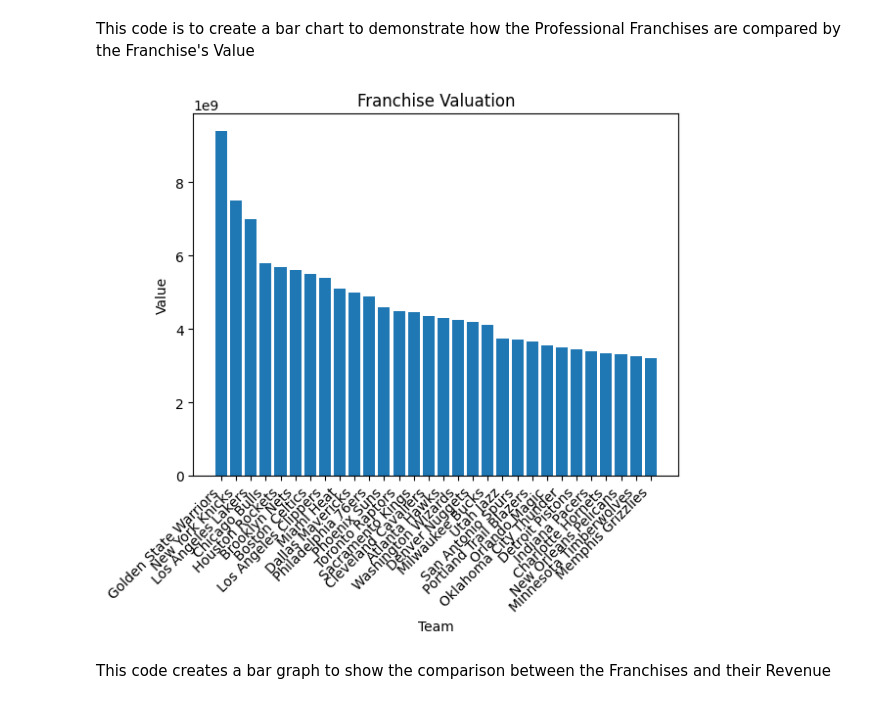
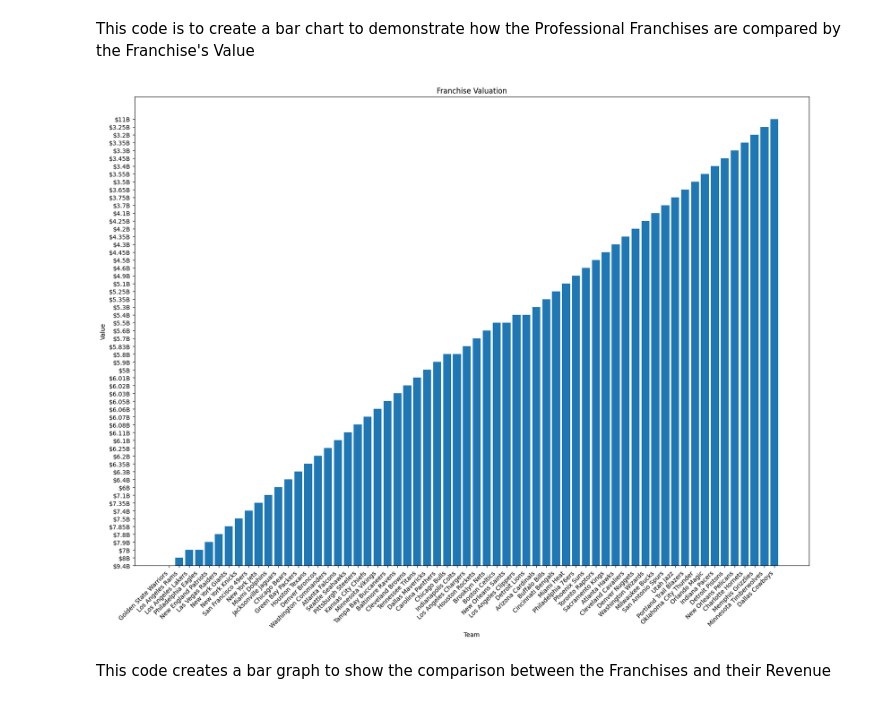
Before and after one commit to madisonkyguy/Kenscapstone, a Jupyter notebook: Capstone Code.ipynb, the cells around one changed output. Cells and saved outputs as stored; diff of their text form; code cells hidden in the pictures.

```diff
--- a/Capstone Code.ipynb
+++ b/Capstone Code.ipynb
@@ -71,7 +90,18 @@ print(df1)
 # %% [markdown]
 The code below allowed me to display my combined dataframe in to more coherent manner for reading
 # %%
+import pandas as pd
+
+df = pd.read_csv('CNBC NBA Franchise Valuation.csv')
+
+df1 = df1 = pd.read_csv('CNBC NFL Franchise Values.csv')
+
+df.drop(columns=['EBITDA', 'Debt as % of Value', 'Owner(s)', 'Rank'], inplace=True)
+
+df1.drop(columns=['EBITDA', 'Debt as % of value', 'Owner(s)', 'Rank'], inplace=True)
+
 Franchisevalues = pd.concat([df, df1],  ignore_index=True)
+Franchisevalues = Franchisevalues.sort_values(by='Value', ascending=False)
 pd.set_option('display.max_rows', None)
 pd.set_option('display.max_columns', None)
 pd.set_option('display.width', None)
@@ -166,18 +183,18 @@ Requirement already satisfied: six>=1.5 in c:\users\kcoll\appdata\local\programs
 # %% [markdown]
 This code is to create a bar chart to demonstrate how the Professional Franchises are compared by the Franchise's Value
 # %%
-import matplotlib.pyplot as plt
-
-Value = df['Value']
-Team = df['Team']
+df3 = Franchisevalues
+Value = df3['Value']
+Team = df3['Team']
+plt.figure(figsize=(20, 14))
 plt.bar(Team, Value)
 plt.title('Franchise Valuation')
 plt.xlabel("Team")
 plt.ylabel("Value")
 plt.xticks(rotation=45, ha='right')
 plt.show()
 # %% [output]
-[figure, old version]
+[figure, new version]
 # %% [markdown]
 This code creates a bar graph to show the comparison between the Franchises and their Revenue
 # %%
```
Also changed, not shown: parts of 8 cells of this notebook.
